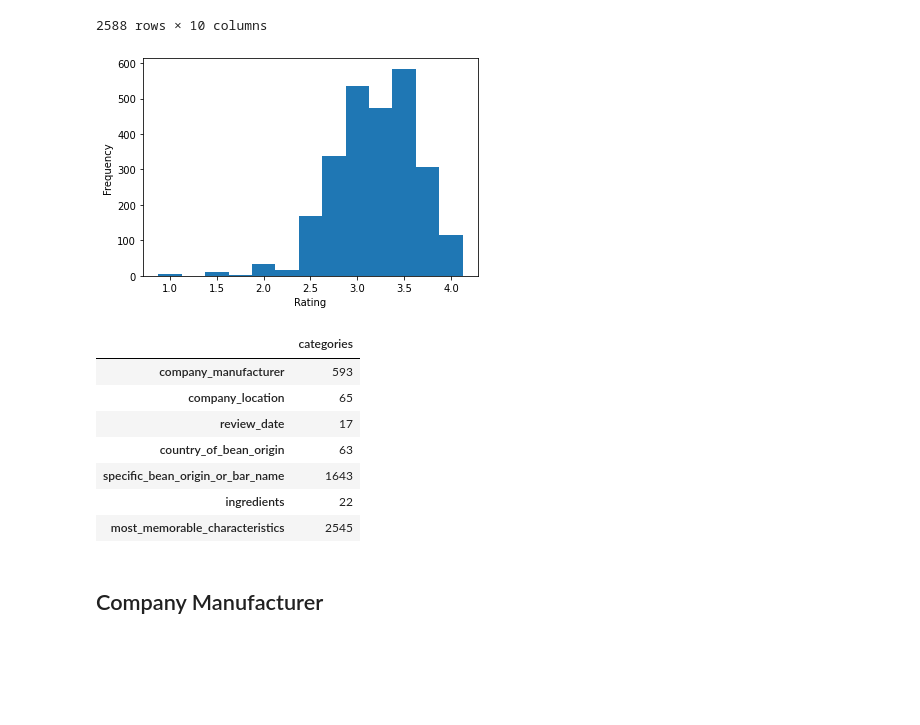
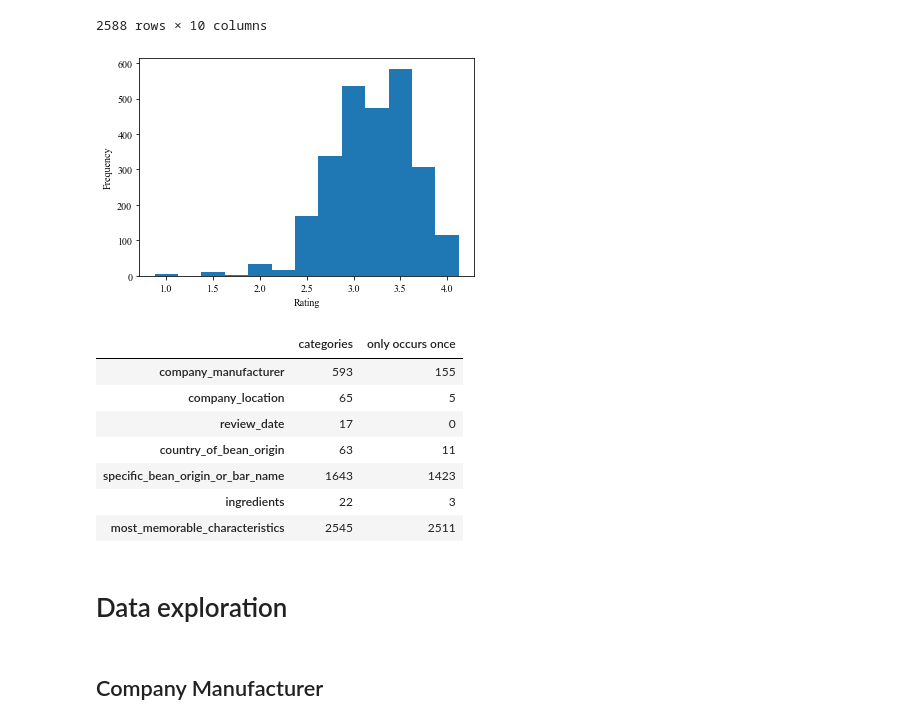
Before and after one commit to ElisabethBrockhaus/Chocolate_bar_rating, a Jupyter notebook: chocolate_rating_data.ipynb, the cells around one changed output. Cells and saved outputs as stored; diff of their text form; code cells hidden in the pictures; blank space fills up the shorter version.

```diff
--- a/chocolate_rating_data.ipynb
+++ b/chocolate_rating_data.ipynb
@@ -12,5 +12,5 @@ from collections import Counter
 # %%
-data = pd.read_excel("data/220626_chocolate_bar_rating.xlsx")
+data = pd.read_excel("220626_chocolate_bar_rating.xlsx")
 data.columns = ['ref', 'company_manufacturer', 'company_location', 'review_date',
        'country_of_bean_origin', 'specific_bean_origin_or_bar_name',
        'cocoa_percent', 'ingredients', 'most_memorable_characteristics',
@@ -31,14 +31,19 @@ data
 | 2586 | 2170 | Zotter | Austria | 2018 | Congo | ... |
 | 2587 | 2170 | Zotter | Austria | 2018 | Belize | ... |
 2588 rows × 10 columns
+# %%
+font = {'family' : 'Times New Roman',
+        'size'   : 18}
+plt.rc('font', **font)
 # %%
 plt.hist(data["rating"], bins=np.arange(0.875, 4.375, 0.25), label="rating")
+plt.xticks([1,1.5,2,2.5,3,3.5,4])
 plt.xlabel("Rating")
 plt.ylabel("Frequency")
-plt.savefig("Presentation/ratings_hist.png")
+plt.savefig("figures/ratings_hist.pdf", bbox_inches="tight")
 plt.show()
 # %% [output]
-[figure, old version]
+[figure, new version]
 # %%
 pd.DataFrame(
     {
@@ -53,18 +58,38 @@ pd.DataFrame(
                 "ingredients",
                 "most_memorable_characteristics",
             ],
-        ].apply(lambda x: len(x.unique()))
+        ].apply(lambda x: len(x.unique())),
+        "only occurs once": [
+            sum(
+                data.loc[
+                    :,
+                    col,
+                ].value_counts()
+                == 1
+            )
+            for col in [
+                "company_manufacturer",
+                "company_location",
+                "review_date",
+                "country_of_bean_origin",
+                "specific_bean_origin_or_bar_name",
+                "ingredients",
+                "most_memorable_characteristics",
+            ]
+        ],
     }
 )
 # %% [output]
-|  | categories |
-| company_manufacturer | 593 |
-| company_location | 65 |
-| review_date | 17 |
-| country_of_bean_origin | 63 |
-| specific_bean_origin_or_bar_name | 1643 |
-| ingredients | 22 |
-| most_memorable_characteristics | 2545 |
+|  | categories | only occurs once |
+| company_manufacturer | 593 | 155 |
+| company_location | 65 | 5 |
+| review_date | 17 | 0 |
+| country_of_bean_origin | 63 | 11 |
+| specific_bean_origin_or_bar_name | 1643 | 1423 |
+| ingredients | 22 | 3 |
+| most_memorable_characteristics | 2545 | 2511 |
+# %% [markdown]
+# Data exploration
 # %% [markdown]
 ## Company Manufacturer
 # %%
```
Also changed, not shown: parts of 71 cells of this notebook.
